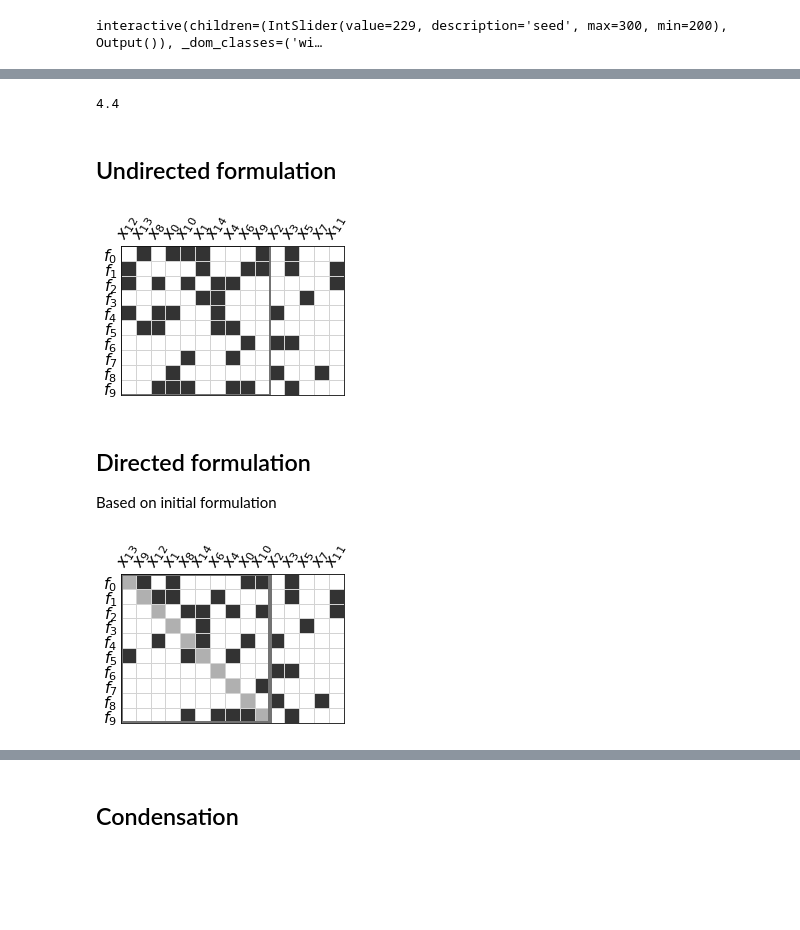
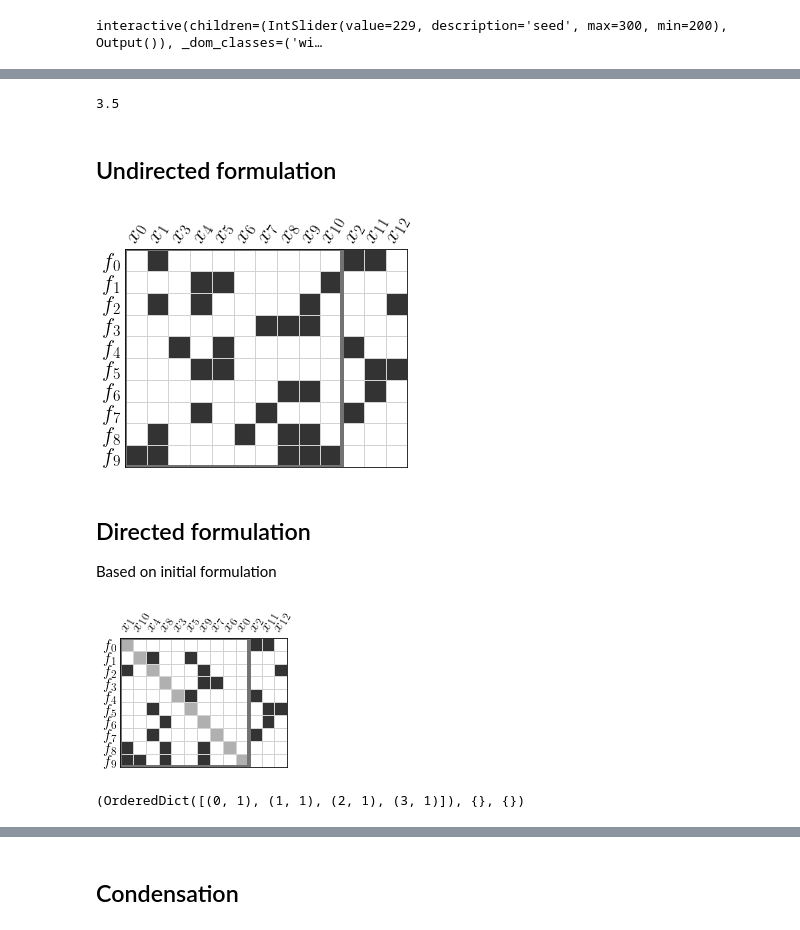
Before and after one commit to norheim/minimdo, a Jupyter notebook: minimdo/examples/gallery.ipynb, the cells around one changed output, grey strips where cells are left out. Saved outputs shown, nothing was run; the diff lists cells and outputs as text; code cells hidden in the pictures; blank space fills up the shorter version.

Commit message:
final changes for thesis defense

```diff
--- a/minimdo/examples/gallery.ipynb
+++ b/minimdo/examples/gallery.ipynb
@@ -14,7 +14,7 @@ import seaborn as sns
 import numpy as np
 # %%
 import matplotlib.pyplot as plt
-plt.rcParams['text.usetex'] = False
+plt.rcParams['text.usetex'] = True
 # %% [markdown]
 # Exploration
 # %%
@@ -67,21 +68,24 @@ sns.histplot(data=stats, palette="deep", bins=40);
 # %%
-# For presentation slides, (m,n,seed) = (4,5,221)
-m = 10#37,4
-n = 15#45,5
-seed = 221#257#23
+# For presentation slides, (m,n,seed) = (4,5,221,1.0)
+m = 4#37,4
+n = 5#45,5
+seed = 220#221#269#257#23
 runs = (
     (0.5, 'sparsity_half.png'),
     (1., 'sparsity_one.png'),
     (1.5, 'sparsity_one_and_half.png')
 )
-sparsity, figname = 1.5, ''
+sparsity, figname = 1., ''
+m,n,seed,sparsity = (4,5,221,1.0)
+#m,n,seed,sparsity = 20,24,8,1.5
+m,n,seed,sparsity = 10,13,227,1.
 # %%
-kwargs = random_problem_with_artifacts(m,n,seed,sparsity)
+kwargs = random_problem_with_artifacts(m,n,seed,sparsity, independent_of_n=False)
 # %%
 eq_incidence,outset,eqnidxs,edges_varonleft,varidxs = map(kwargs.get, ["eq_incidence","outset","eqnidxs","edges_varonleft","varidxs"])
 # %%
 np.mean([len(val) for val in eq_incidence.values()])
 # %% [output]
-4.4
+3.5
 # %% [markdown]
 ## Undirected formulation
@@ -90,9 +96,9 @@ edges_undir,tree_undir,_ = eqv_to_edges_tree(eq_incidence, n_eqs=m)
 edges_dir,tree_dir,outset_adj = eqv_to_edges_tree(eq_incidence, outset, n_eqs=m)
 tree_undir[2].update({val:1 for val in outset_adj.values()})
 # %%
-render_incidence(edges_undir, tree_undir, rotation=60, hideticks=True, figsize=((4,4)));
+render_incidence(edges_undir, tree_undir, rotation=60, hideticks=True, save=False, fontsize=22, patchwidth=4);
 # %% [output]
-[figure, old version]
+[figure, new version]
 # %%
 # from scipy.sparse import csc_matrix
 # from scipy.sparse.linalg import splu
@@ -117,6 +123,6 @@ render_incidence(edges_undir, tree_undir, rotation=60, hideticks=True, figsize=(
 ## Directed formulation
 Based on initial formulation
 # %%
-render_incidence(edges_dir, tree_dir, figsize=((4,4)), figname="defense_fac_init.png", save=True, rotation=60, hideticks=True, patchwidth=4);
+render_incidence(edges_dir, tree_dir, figsize=((4,4)), figname="defense_scc_opt.png",, save=False, rotation=60, hideticks=True, patchwidth=4);
 # %% [output]
-[figure, old version]
+[figure, new version]
@@ -122,0 +135,5 @@ render_incidence(edges_dir, tree_dir, figsize=((4,4)), figname="defense_fac_init
+# %%
+edges_fb,tree_fb,_ = eqv_to_edges_tree(eq_incidence, outset_f, n_eqs=m)
+tree_fb
+# %% [output]
+(OrderedDict([(0, 1), (1, 1), (2, 1), (3, 1)]), {}, {})
```
Also changed, not shown: parts of 22 cells of this notebook, 6 other files.
